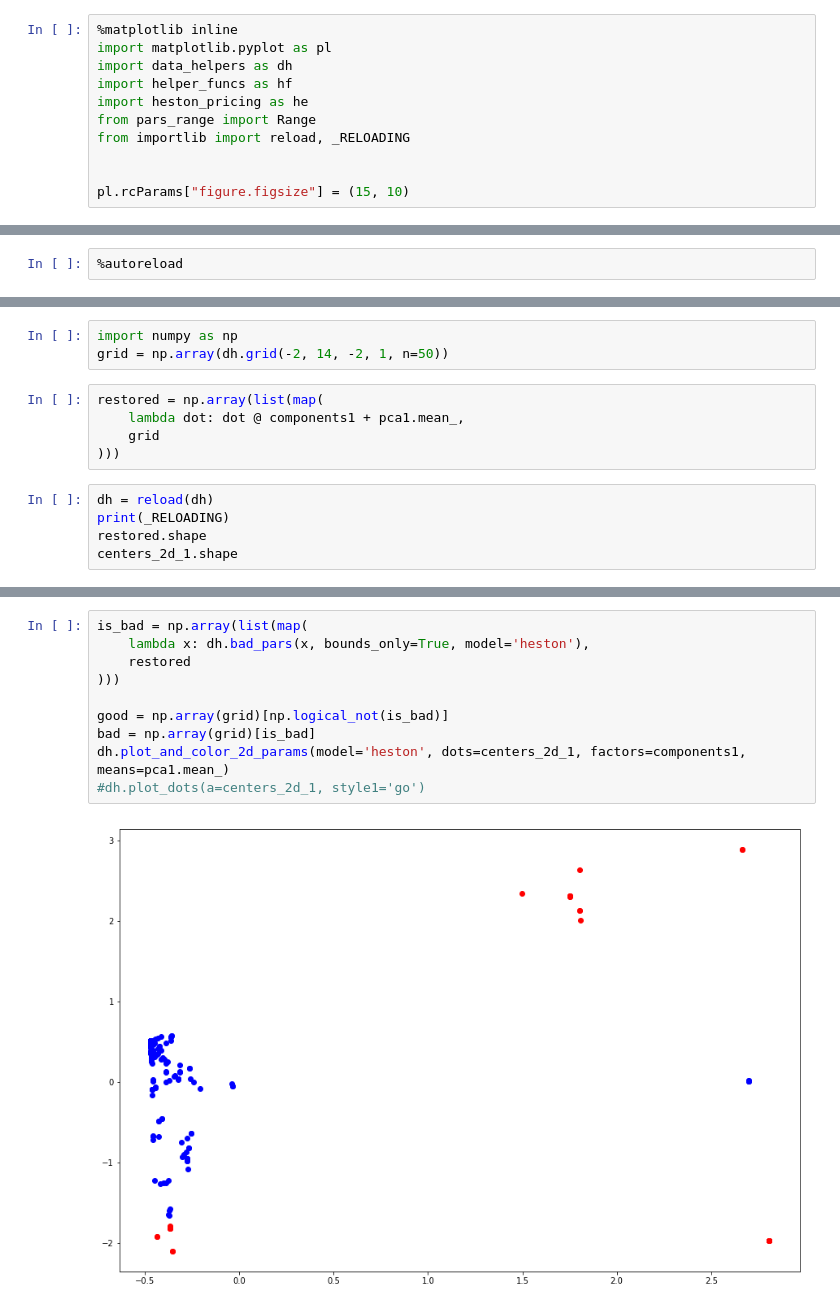
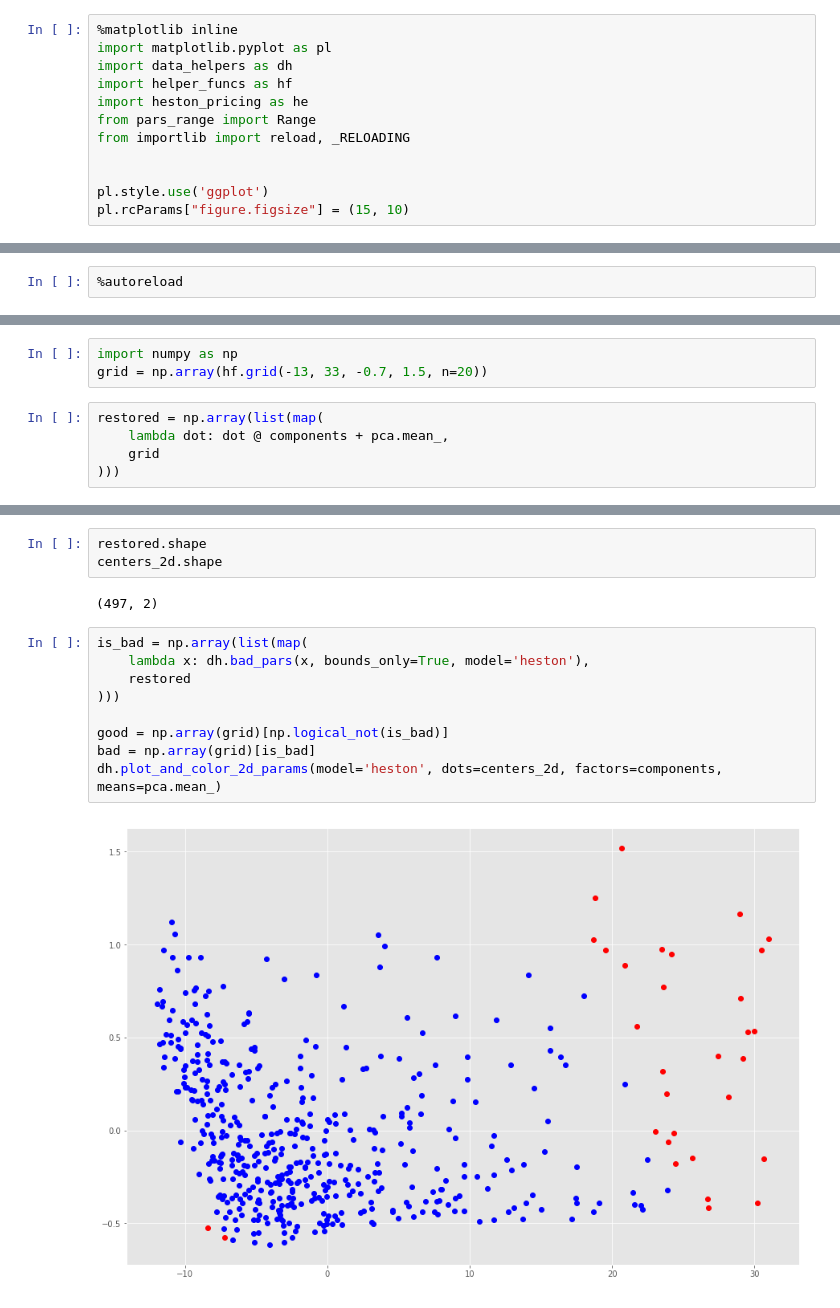
Before and after one commit to shvimas/diploma, a Jupyter notebook: notebooks/heston.ipynb, the cells around one changed output, grey strips where cells are left out. Saved outputs shown, nothing was run; the diff lists cells and outputs as text.

```diff
--- a/notebooks/heston.ipynb
+++ b/notebooks/heston.ipynb
@@ -13,6 +13,7 @@ from pars_range import Range
 from importlib import reload, _RELOADING
 
 
+pl.style.use('ggplot')
 pl.rcParams["figure.figsize"] = (15, 10)
 # %%
 pl.rcParams["figure.figsize"] = (15, 10)
@@ -474,13 +308,8 @@ NameError: name 'dots' is not defined
 # %%
 import numpy as np
-grid = np.array(dh.grid(-2, 14, -2, 1, n=50))
+grid = np.array(hf.grid(-13, 33, -0.7, 1.5, n=20))
 # %%
 restored = np.array(list(map(
-    lambda dot: dot @ components1 + pca1.mean_,
+    lambda dot: dot @ components + pca.mean_,
     grid
 )))
-# %%
-dh = reload(dh)
-print(_RELOADING)
-restored.shape
-centers_2d_1.shape
@@ -490,15 +316,19 @@ centers_2d_1.shape
+# %%
+restored.shape
+centers_2d.shape
+# %% [output]
+(497, 2)
 # %%
 is_bad = np.array(list(map(
     lambda x: dh.bad_pars(x, bounds_only=True, model='heston'),
     restored
 )))
 
 good = np.array(grid)[np.logical_not(is_bad)]
 bad = np.array(grid)[is_bad]
-dh.plot_and_color_2d_params(model='heston', dots=centers_2d_1, factors=components1, means=pca1.mean_)
-#dh.plot_dots(a=centers_2d_1, style1='go')
+dh.plot_and_color_2d_params(model='heston', dots=centers_2d, factors=components, means=pca.mean_)
 # %% [output]
-[figure, old version]
+[figure, new version]
 # %%
 sum(is_bad) / len(grid)
 # %% [output]
```
Also changed, not shown: parts of 18 cells of this notebook, 16 other files.
